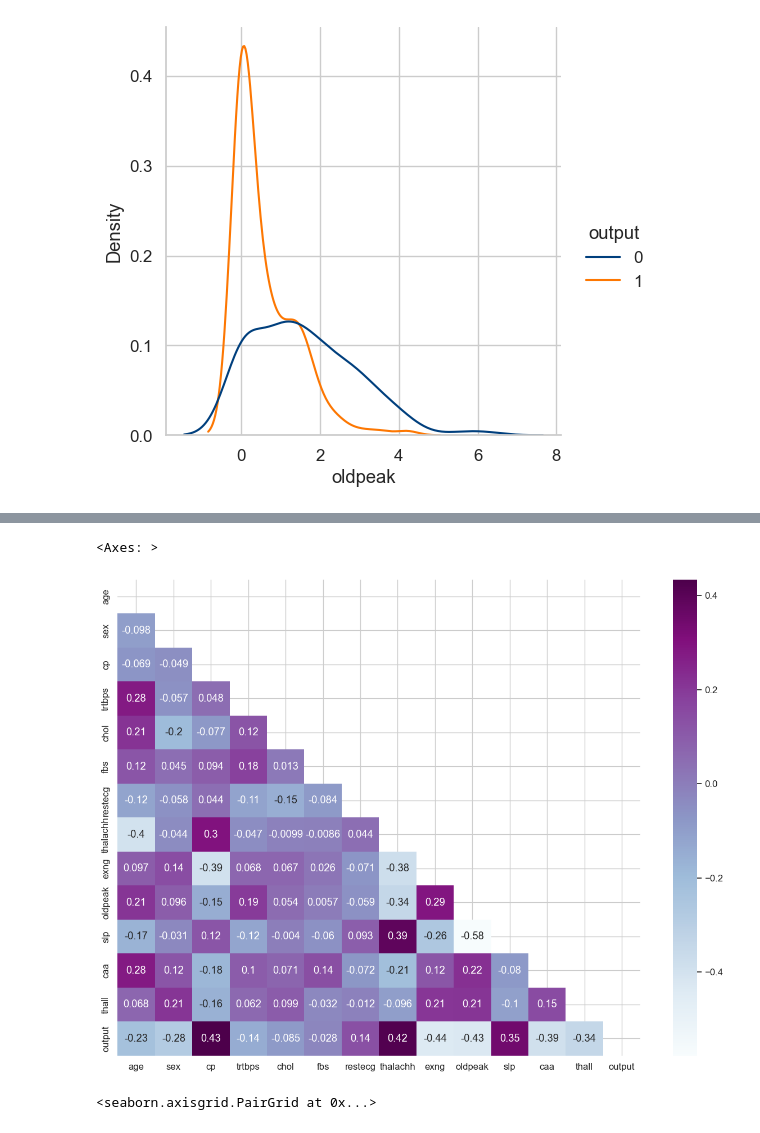
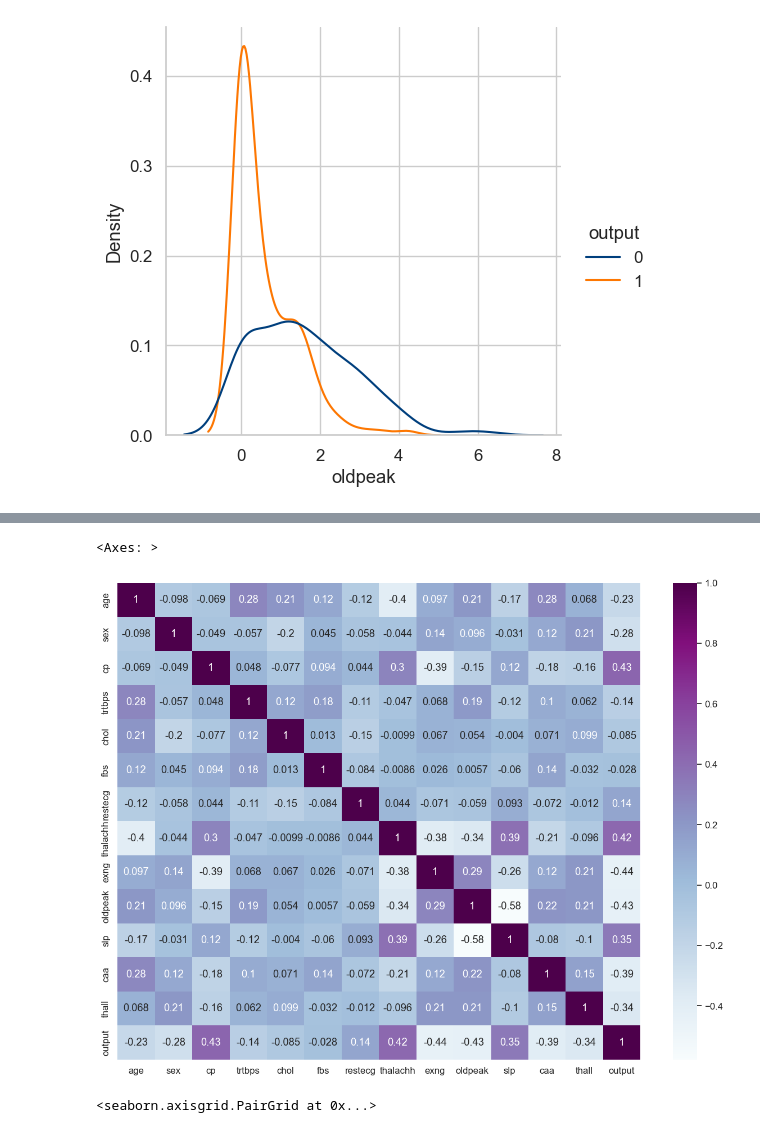
Before and after one commit to JaswanthKrishnaE/Heart-Attack-Prediction-, a Jupyter notebook: heart-attack-pds-project.ipynb, the cells around one changed output, grey strips where cells are left out. Cells and saved outputs as stored; diff of their text form; code cells hidden in the pictures.

```diff
--- a/heart-attack-pds-project.ipynb
+++ b/heart-attack-pds-project.ipynb
@@ -123,7 +111,7 @@ dtype: int64
 # %% [markdown]
 # EDA
 # %%
-sns.set(style = 'whitegrid' ,font = 'Rubik', font_scale = 1.1)
+sns.set(style = 'whitegrid', font_scale = 1.1)
 sns.countplot(x='output', data=df, palette=["#003F7D", "#FD7702"])
 # %% [output]
 <Axes: xlabel='output', ylabel='count'>
@@ -329,11 +299,11 @@ Name: output, dtype: float64
 # %%
 #heatmap
 matrix = np.triu(corr_matrix)
 plt.figure(figsize=(15, 11))
-sns.heatmap(corr_matrix, annot=True, mask=matrix, cmap = 'BuPu')
+sns.heatmap(corr_matrix, annot=True, cmap = 'BuPu')
 # %% [output]
 <Axes: >
-[figure, old version]
+[figure, new version]
 # %%
 features = ['age', 'sex', 'cp', 'trtbps', 'fbs', 'restecg', 'thalachh', 'exng', 'oldpeak', 'slp', 'caa', 'thall', 'output']
 sns.pairplot(df[features], hue = 'output', height = 2, aspect=0.7)
```
Also changed, not shown: parts of 21 cells of this notebook.
